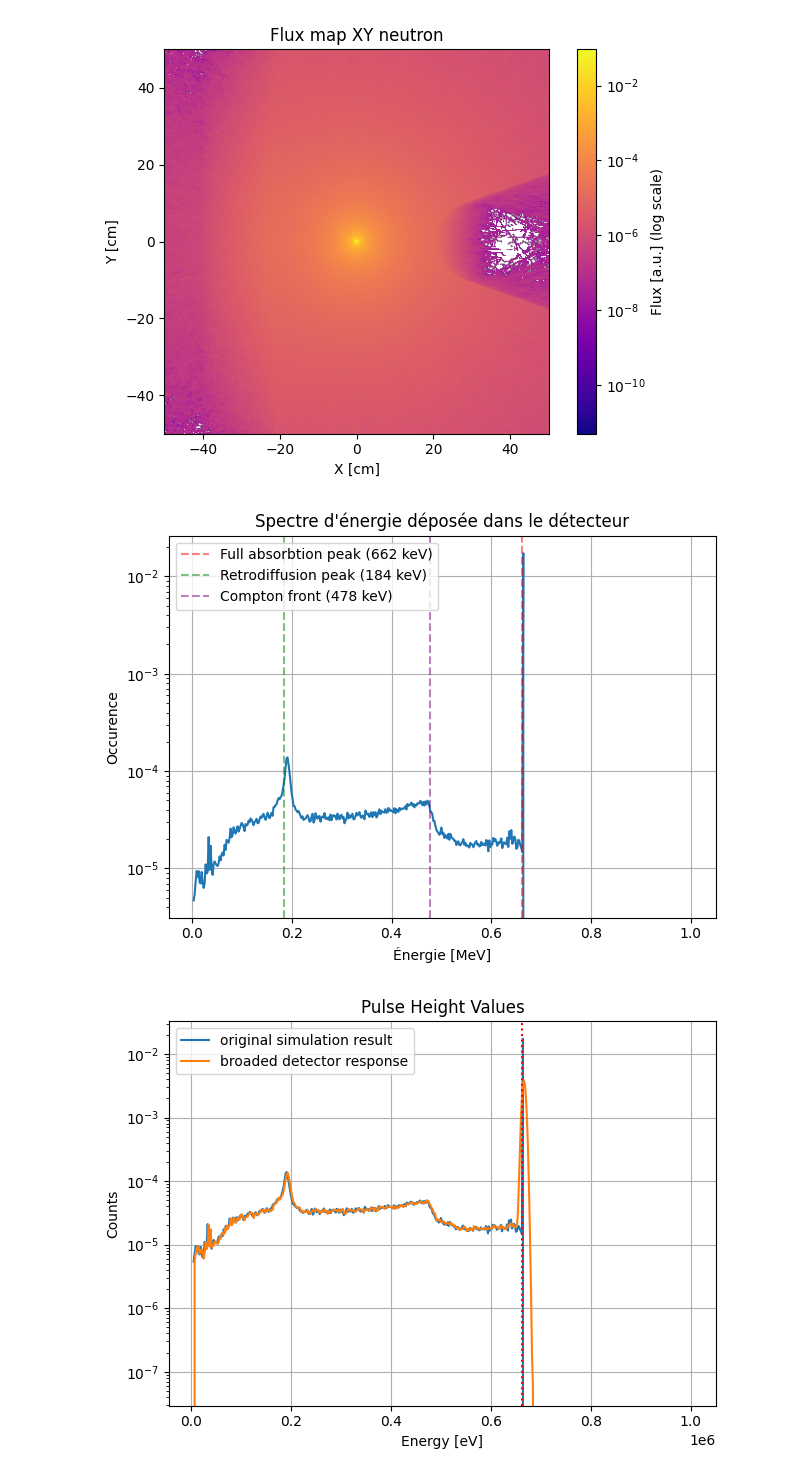
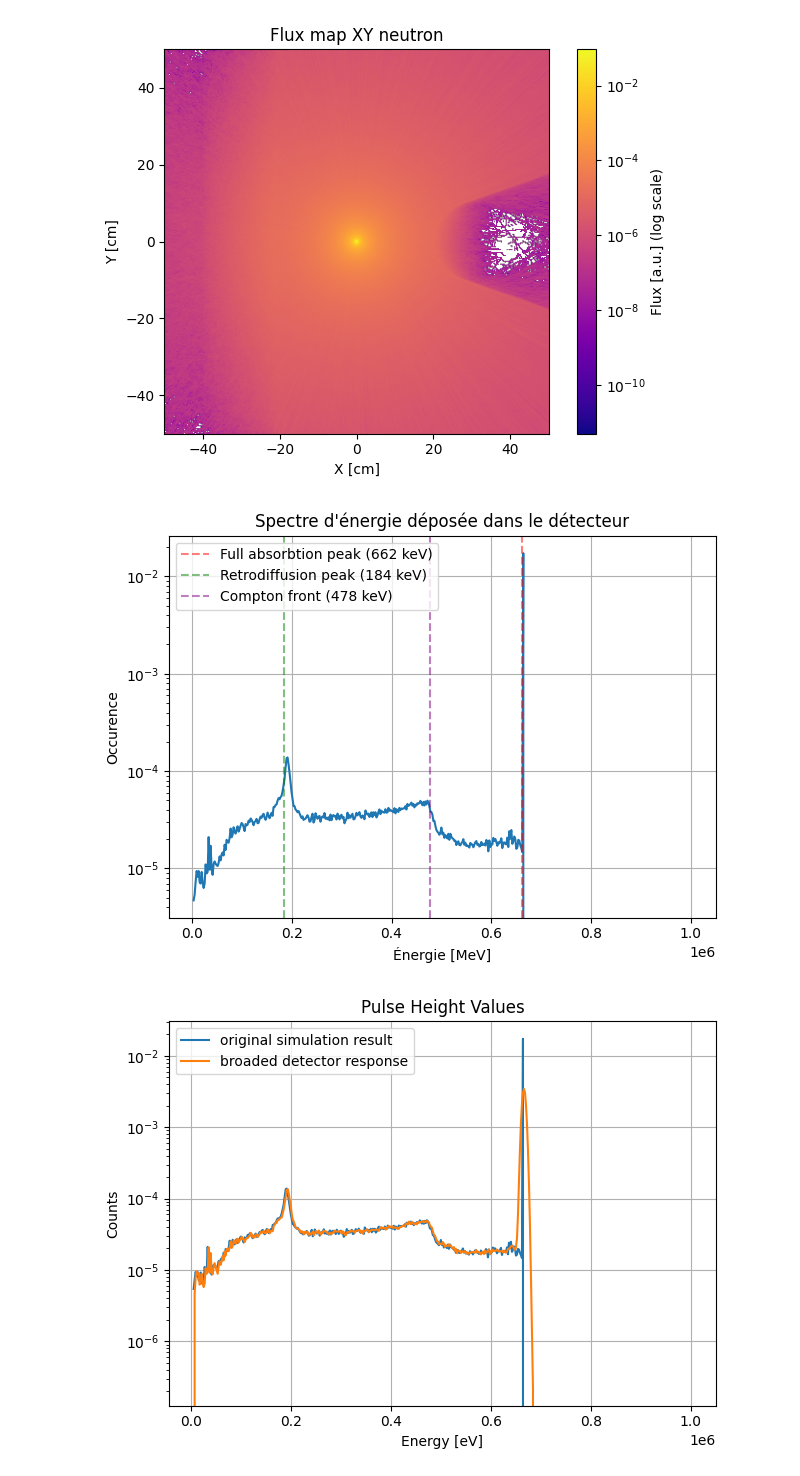
Before and after one commit to simonfouc120/open-mc-project, a Jupyter notebook: src/studies/simulation_cs_137/note_book/cesium_simulation.ipynb, the cells around one changed output. Drawn from its saved outputs; the diff is of its cells as text; code cells hidden in the pictures.

```diff
--- a/src/studies/simulation_cs_137/note_book/cesium_simulation.ipynb
+++ b/src/studies/simulation_cs_137/note_book/cesium_simulation.ipynb
@@ -226,17 +226,15 @@ pulse_height_values = tally.get_values(scores=['pulse-height']).flatten()
 
 # Récupération des énergies moyennes par bin (approximation)
 energy_bin_centers = energy_bins[1:] + 0.5 * (energy_bins[1] - energy_bins[0])
-energy_bin_centers /= 1e6
-# Moyenne et écart-type de l'énergie déposée
 spectrum = tally.mean.flatten()
 spectrum_std = tally.std_dev.flatten()
 
 # Tracé
 plt.figure()
 plt.semilogy(energy_bin_centers, spectrum)
-plt.axvline(x=0.662, color='red', linestyle='--', label='Full absorbtion peak (662 keV)', alpha=0.5)
-plt.axvline(x=0.184, color='green', linestyle='--', label='Retrodiffusion peak (184 keV)', alpha=0.5)
-plt.axvline(x=0.478, color="purple", linestyle='--', label='Compton front (478 keV)', alpha=0.5)
+plt.axvline(x=662_000, color='red', linestyle='--', label='Full absorbtion peak (662 keV)', alpha=0.5)
+plt.axvline(x=184_000, color='green', linestyle='--', label='Retrodiffusion peak (184 keV)', alpha=0.5)
+plt.axvline(x=478_000, color="purple", linestyle='--', label='Compton front (478 keV)', alpha=0.5)
 plt.xlabel("Énergie [MeV]")
 plt.ylabel("Occurence")
 plt.title("Spectre d'énergie déposée dans le détecteur")
@@ -246,32 +244,25 @@ plt.tight_layout()
 plt.savefig(CWD / "spectrum.png")
 plt.show()
 # %% [output]
-[figure, old version]
+[figure, new version]
 # %%
-a, b, c = 0.2, 0.4, 0.001
+a, b, c = 1, 1, 0.0002
 number_broadening_samples = 1e6
 
-def gauss(E, a=a, b=b, c=c):
-    sigma = (a + b * (E + c * E**2)**0.5) / (2 * (2 * np.log(2))**0.5)
-    return np.random.normal(loc=E, scale=sigma)
-
 samples = np.random.choice(energy_bin_centers[1:], size=int(number_broadening_samples), p=pulse_height_values[1:]/np.sum(pulse_height_values[1:]))
-broaded_pulse_height_values = gaussian_energy_broadening(samples, a=a, b=b, c=c)
+broaded_pulse_height_values = gaussian_energy_broadening(E=samples, a=a, b=b, c=c)
 
 broaded_spectrum, _ = np.histogram(broaded_pulse_height_values, bins=energy_bins)
 renormalized_broaded_spectrum = broaded_spectrum / np.sum(broaded_spectrum) * np.sum(pulse_height_values[1:])
 # %%
 plt.figure()
-
 plt.semilogy(energy_bin_centers[1:], pulse_height_values[1:], label="original simulation result")
 plt.semilogy(energy_bin_centers[1:], renormalized_broaded_spectrum[1:], label="broaded detector response")
-
-plt.axvline(x=661_700, color="red", ls=":")                           # source_2
 plt.legend()
 plt.xlabel('Energy [eV]')
 plt.ylabel('Counts')
 plt.title('Pulse Height Values')
 plt.grid(True)
 plt.tight_layout()
 # %% [output]
-[figure, old version]
+[figure, new version]
```
Also changed, not shown: 4 other files.
